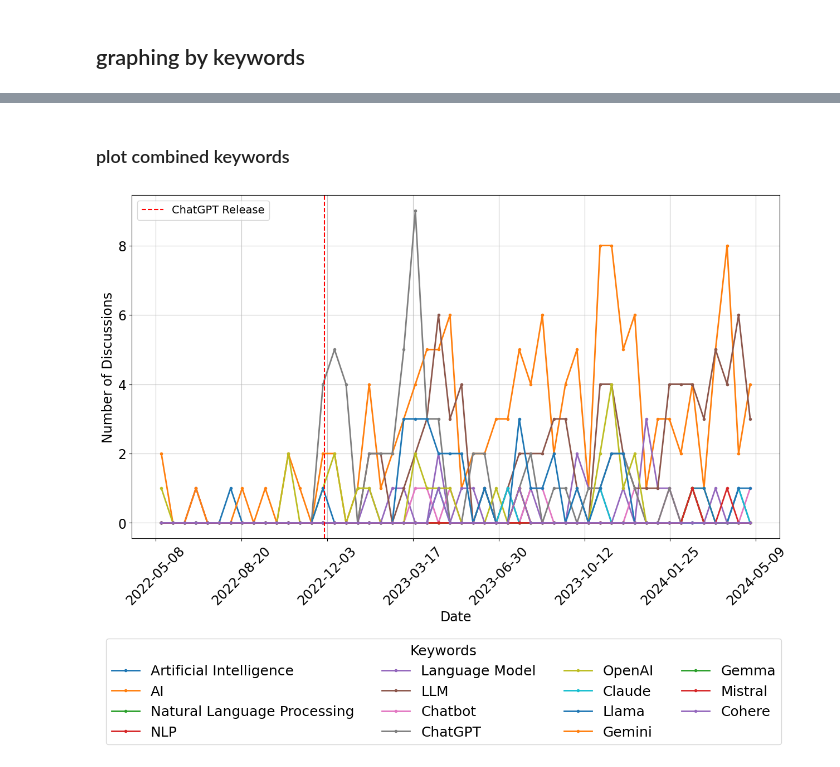
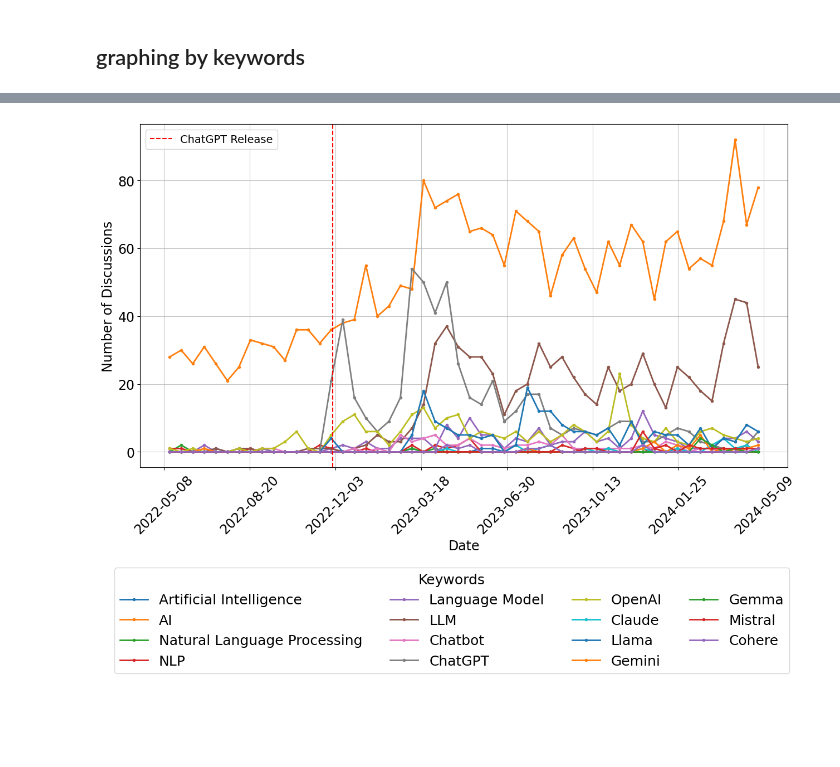
Before and after one commit to MUICT-SERU/SP2024-GPT, a Jupyter notebook: src/rq1/1a-temporal-analysis/story/analyze-hn-stories.ipynb, the cells around one changed output, grey strips where cells are left out. Saved outputs shown, nothing was run; the diff lists cells and outputs as text; code cells hidden in the pictures; blank space fills up the shorter version.

```diff
--- a/src/rq1/1a-temporal-analysis/story/analyze-hn-stories.ipynb
+++ b/src/rq1/1a-temporal-analysis/story/analyze-hn-stories.ipynb
@@ -231,9 +64,5 @@ def plot_discussions_histogram_keywords(title, csv_file_path, keyword):
 # %%
 # open txt file containing keywords
-with open('keywords.txt', 'r') as f:
+keywords_txt = 'rq1_ai_keywords.txt'
+with open(keywords_txt, 'r') as f:
     keywords = f.read().splitlines()
-# %%
-for keyword in keywords:
-    plot_discussions_histogram_keywords('HN Title Keyword Trend Histogram (GitHub discissions)', HN_STORIES_GH_CSV, keyword=keyword)
-
-# plot_discussions_histogram_keywords('HN Title Keyword Trend Histogram (GitHub discissions)', HN_STORIES_GH_CSV, keyword='ai')
@@ -254,5 +69,3 @@ for keyword in keywords:
-# %% [markdown]
-### plot combined keywords
 # %%
 import pandas as pd
 import numpy as np
@@ -261,17 +74,27 @@ import matplotlib.pyplot as plt
 
 plt.rcParams.update({'font.size': 17})
 
-def plot_combined_keyword_trends(title, csv_file_path, keywords):
+def plot_combined_keyword_trends(title, all_stories_df, keywords):
     """
     Plot multiple keywords' trends over time in a single line graph.
 
     Args:
     title (str): The graph's title
-    csv_file_path (str): The path to the CSV file
+    all_stories_df (DataFrame): The DataFrame containing the HN stories
     keywords (list): List of keywords to plot
     """
-    # Read the CSV file
-    df = pd.read_csv(csv_file_path)
+    # Make a copy to avoid modifying the original DataFrame
+    df = all_stories_df.copy()
+
+    # Ensure we have a date column for binning
+    if 'timestamp' in df.columns:
+        # Convert to datetime first, then to Unix timestamp (seconds since epoch)
+        df['date'] = pd.to_datetime(df['timestamp']).astype('int64') // 10**9
+    elif 'time' in df.columns:
+        # The time column appears to already be a Unix timestamp
+        df['date'] = df['time']
+    else:
+        raise ValueError("No timestamp column found in the dataframe")
 
     # Calculate bin edges from May 2022 to May 2024
     start_date = pd.Timestamp('2022-05-08').timestamp()
@@ -290,8 +113,8 @@ def plot_combined_keyword_trends(title, csv_file_path, keywords):
 
     # Plot line for each keyword
     for keyword in keywords:
-        # Filter the dataframe based on the keyword
-        keyword_df = df[df['title'].str.contains(keyword, case=False, regex=True)]
+        # Filter the dataframe based on the keyword (check if title is not None first)
+        keyword_df = df[df['title'].notna() & df['title'].str.contains(keyword, case=False, regex=True)]
 
         # Create histogram data
         hist, _ = np.histogram(keyword_df['date'], bins=bin_edges)
@@ -336,12 +159,8 @@ def plot_combined_keyword_trends(title, csv_file_path, keywords):
     # Save and show the plot
     plt.savefig('hn_trends_keywords_combined.png', bbox_inches='tight', dpi=300)
     plt.show()
-# %%
-plot_combined_keyword_trends(
-    # 'HN Title Keyword Trends (GitHub discussions)',
-    '',
-    HN_STORIES_GH_CSV,
-    keywords
-)
-# %% [output]
-[figure, removed]
+# %%
+# Call the function using the DataFrame you've already loaded
+plot_combined_keyword_trends("Hacker News Keyword Trends", stories_gh_df, keywords)
+# %% [output]
+[figure, added]
```
Also changed, not shown: parts of 19 cells of this notebook, 5 other files.
